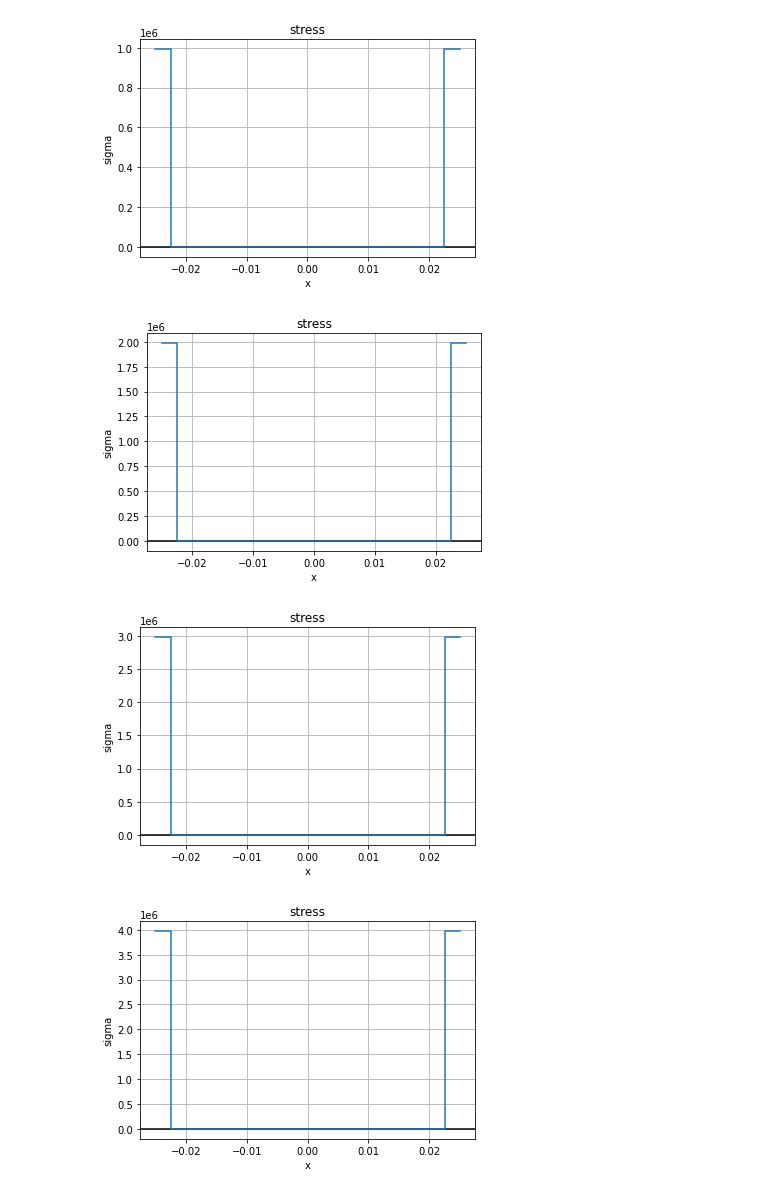
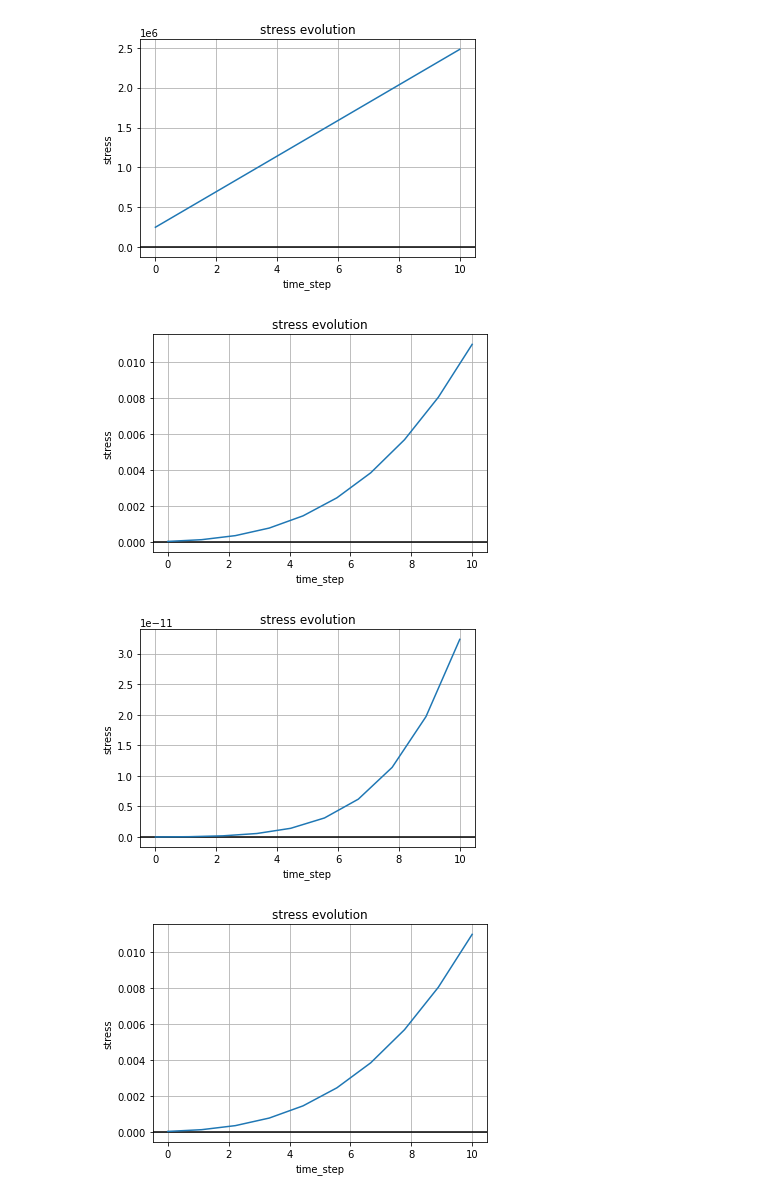
Before and after one commit to raquel-dantas/DynFrag1D, a Jupyter notebook: wave_propagation.ipynb, the cells around one changed output. Cells and saved outputs as stored; diff of their text form; code cells hidden in the pictures.

Commit message:
Plot time

```diff
--- a/wave_propagation.ipynb
+++ b/wave_propagation.ipynb
@@ -36,7 +36,7 @@ def GlobalSystem(E,L,A,n_elem,bc1,bc2):
                 M_gl[i_gl,j_gl] += m_elem[i_loc, j_loc]
 
     # Boundary conditions
-    # apply_bcs(K_gl, F_gl, 0, bc1)
+    apply_bcs(K_gl, F_gl, 0, bc1)
     # apply_bcs(K_gl, F_gl, n_elem, bc2)
 
     # Approximate solution
@@ -90,6 +90,9 @@ def newmark(K, M, C, u, v, acel, p_next, dt, gamma, beta):
 
     return u_next,v_next,acel_next
 # %%
+# Functions to plot
+
+# Plot data in nodes
 def plot(x,y,labelx,labely,title):
     fig, axes = plt.subplots()
     axes.grid(True, which='both')
@@ -100,6 +103,7 @@ def plot(x,y,labelx,labely,title):
     plt.plot(x, y)
     plt.show()
 
+# Plot data in element
 def plot_interior(x0,xf,n_elem,func,labelx,labely,title):
     h = float(xf-x0)/n_elem
     x = np.array([[x0+h*el,x0+h*(el+1)] for el in range(n_elem)])
@@ -107,8 +111,14 @@ def plot_interior(x0,xf,n_elem,func,labelx,labely,title):
     y = np.array([[func[el],func[el]] for el in range(n_elem)])
     y = y.flatten()
     plot(x,y,labelx,labely,title)
+
+#Plot data in time
+def plot_time(n_steps,func,labelx,labely,title):
+    x = np.linspace(0, n_steps, n_steps)
+    y = func
+    plot(x,y,labelx,labely,title)
 # %%
-# Global algorithm (load applied in all time steps)
+# Global algorithm
 
 # Input parameters
 
@@ -120,22 +130,25 @@ Gc = 100.0 #(N/m)
 stress_c = 300.0*10**6 #(Pa)
 rho = 2750.0 #(kg/m3)
 
+
+# Mesh
+n_elem = 5
+h = L/n_elem
+dofs = n_elem + 1
+
+# Time steps
+n_steps = 10
+
+# Initial data
+
 # Boundary conditions
 # Strain rate
 strain_rate = 1.0*10**4 #(s-1)
 # Velocities
-bc1 = -strain_rate*L/2.0
-bc2 = strain_rate*L/2.0
+# bc1 = -strain_rate*L/2.0
+# bc2 = strain_rate*L/2.0
+bc1 = 0 #(Displacement zero)
 
-# Mesh
-n_elem = 20
-h = L/n_elem
-dofs = n_elem + 1
-
-# Time steps
-n_steps = 30
-
-# Initial data
 # Initial displacement (u0)
 u0 = np.zeros((dofs))
 # Initial velocity (v0): velocity profile (vel) is a function v(x)
@@ -144,44 +157,59 @@ n_points = dofs
 l = np.linspace(-L/2, L/2, n_points)
 # v0 = np.array([2*vel/L*x for x in l])
 # v0 = np.round(v0, 8)
-
 v0 = np.zeros((dofs))
 v0[0] = -vel
 v0[dofs-1] = vel
-
+# plot(l,v0,"x","v","velocity")
 
 # Initial acceleration (acel0)
 acel0 = np.zeros((dofs))
 # Load (p)
 p = np.zeros((n_steps+1,dofs))
 
 # Time integration
 dt = 3.61*10**-11 #(s)
 gamma = 0.5
 beta = 0.5
 C = np.zeros((dofs,dofs))
 
 # Get K_gl and M_gl
-K,M = GlobalSystem(E,L,A,n_elem,bc1,bc2)
+K,M = GlobalSystem(E,L,A,n_elem,bc1,0)
+# print(K)
+# print(M)
+
 # Get u,v and a
 u = u0
 v = v0
 acel = acel0
 
+stress_evolution = np.zeros((n_steps, n_elem))
+
 for n in range(n_steps):
+
     # plot(l,u,"x","v","velocity")
+
     u,v,acel = newmark(K,M,C,u,v,acel,p[n+1],dt,gamma,beta)
     strain = np.zeros(n_elem)
     stress = np.zeros(n_elem)
     for el in range(n_elem):
         strain[el] = (u[el+1] - u[el])/h
         stress[el] = E*strain[el]
-    plot_interior(-L/2,L/2,n_elem,stress,"x","sigma","stress")
+
+        stress_evolution[n,el] = stress[el]
+
+    # plot_interior(-L/2,L/2,n_elem,stress,"x","sigma","stress")
     # print('step')
     # print(n+1)
     # print(stress)
+
+for el in range(n_elem):
+    stress_evolution_el = stress_evolution[:,el]
+    plot_time(n_steps,stress_evolution_el,"time_step","stress","stress evolution")
+
+print(stress_evolution)
 # %% [output]
-[figure, old version]
+[figure, new version]
-[figure, old version]
+[figure, new version]
-[figure, old version]
+[figure, new version]
-[figure, old version]
+[figure, new version]
```
Also changed, not shown: parts of 1 cell of this notebook.
